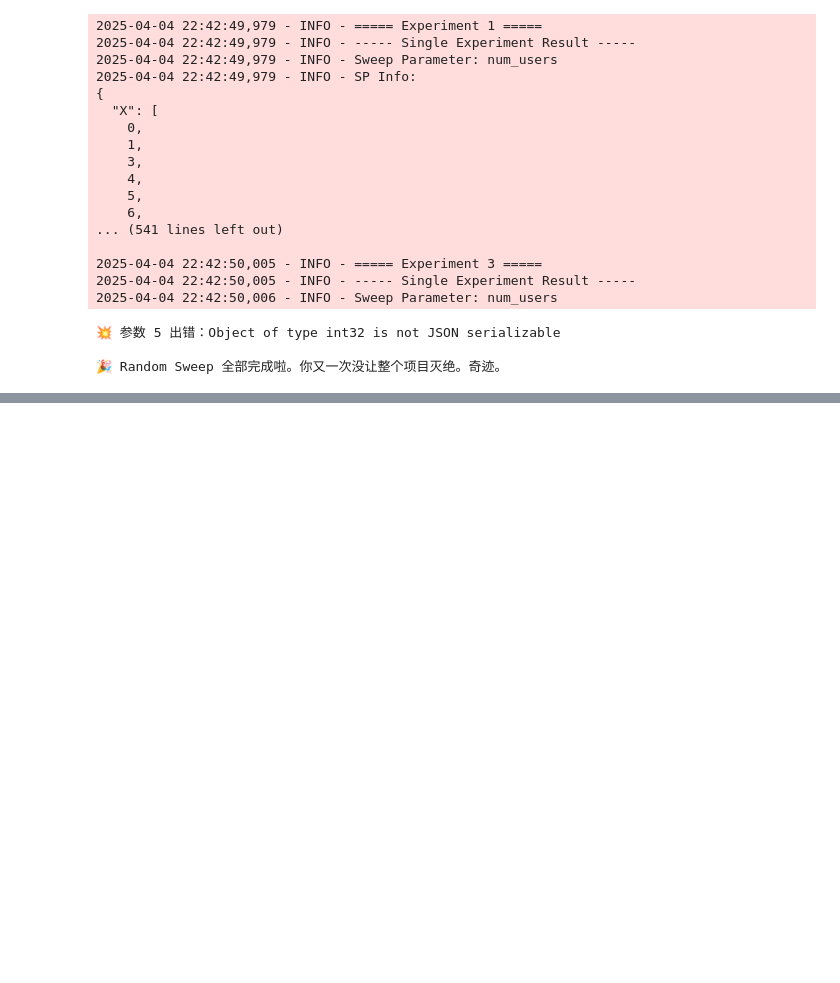
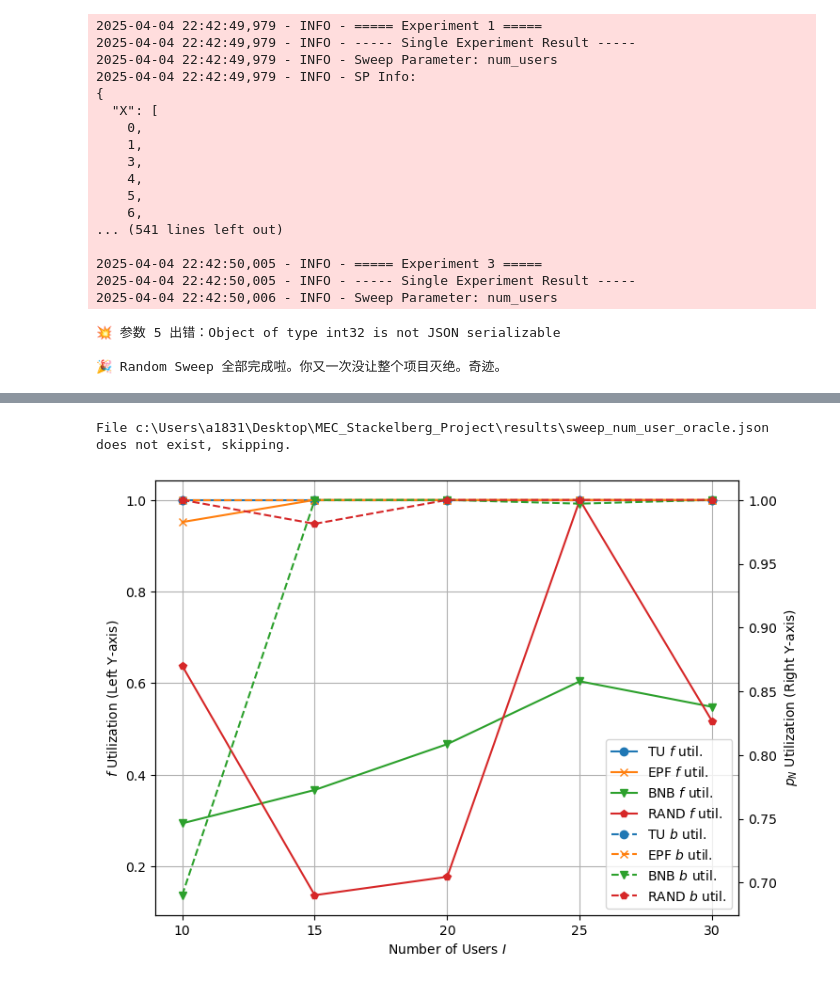
Before and after one commit to Barytes/MEC_Stackelberg_Project, a Jupyter notebook: notebooks/analysis.ipynb, the cells around one changed output, grey strips where cells are left out. Cells and saved outputs as stored; diff of their text form; code cells hidden in the pictures; blank space fills up the shorter version.

```diff
--- a/notebooks/analysis.ipynb
+++ b/notebooks/analysis.ipynb
@@ -734,0 +998,65 @@ File c:\Users\a1831\Desktop\MEC_Stackelberg_Project\results\sweep_num_user_oracl
+# %%
+"""
+图1d：用户数量 vs 资源利用率
+"""
+
+result_paths = [TU_GR_JSON_PATH,EPF_JSON_PATH,BNB_JSON_PATH,RAND_JSON_PATH,ORACLE_JSON_PATH]
+markers=['o','x','v','p','s']
+baseline_names = ["TU", "EPF", "BNB", "RAND", "ORACLE"]
+
+# 创建图和双坐标轴
+fig, ax1 = plt.subplots(figsize=(8, 6))
+ax2 = ax1.twinx()
+
+# 用于存储每个baseline绘制的Line2D对象（便于构造图例）
+lines_pE = []
+lines_pN = []
+
+for i, path in enumerate(result_paths):
+    # if path == RAND_JSON_PATH: continue
+    if not os.path.exists(path):
+        print(f"File {path} does not exist, skipping.")
+        continue
+    with open(path, "r", encoding="utf-8") as f:
+        sweep_results = json.load(f)
+
+    num_users = []
+    f_util = []
+    b_util = []
+    for res in sweep_results:
+        # 假设 "sweep_value" 是用户数量
+        num_users.append(res["sweep_value"])
+        f_util.append(res["user_game_info"]["f_utilization"])
+        b_util.append(res["user_game_info"]["b_utilization"])
+
+    # 对数据按用户数量排序
+    num_users, f_util = zip(*sorted(zip(num_users, f_util), key=lambda x: x[0]))
+    num_users, b_util = zip(*sorted(zip(num_users, b_util), key=lambda x: x[0]))
+
+    # 在左侧坐标轴绘制 p_E 曲线（实线）
+    l1, = ax1.plot(num_users, f_util, marker=markers[i], linestyle="-", label=f"{baseline_names[i]} $f$ util.")
+    # 在右侧坐标轴绘制 p_N 曲线（虚线）
+    l2, = ax2.plot(num_users, b_util, marker=markers[i], linestyle="--", label=f"{baseline_names[i]} $b$ util.")
+
+    lines_pE.append(l1)
+    lines_pN.append(l2)
+
+# 设置 x 轴刻度，只显示10, 15, 20, 25, 30
+ax1.set_xticks([10, 15, 20, 25, 30])
+ax1.set_xlabel("Number of Users $I$")
+ax1.set_ylabel("$f$ Utilization (Left Y-axis)")
+ax2.set_ylabel("$p_N$ Utilization (Right Y-axis)")
+
+# 设置网格，只显示主要刻度网格
+ax1.grid(True, which='major', linestyle='-', linewidth=0.8)
+
+# 合并图例：将左侧和右侧的线对象合并，并放在图形合适位置
+lines = lines_pE + lines_pN
+labels = [line.get_label() for line in lines]
+ax1.legend(lines, labels, loc='best')
+
+# plt.title("Number of Users vs. $p_E$ and $p_N$")
+plt.show()
+# %% [output]
+File c:\Users\a1831\Desktop\MEC_Stackelberg_Project\results\sweep_num_user_oracle.json does not exist, skipping.
+[figure, added]
```
Also changed, not shown: parts of 8 cells of this notebook, 15 other files.
